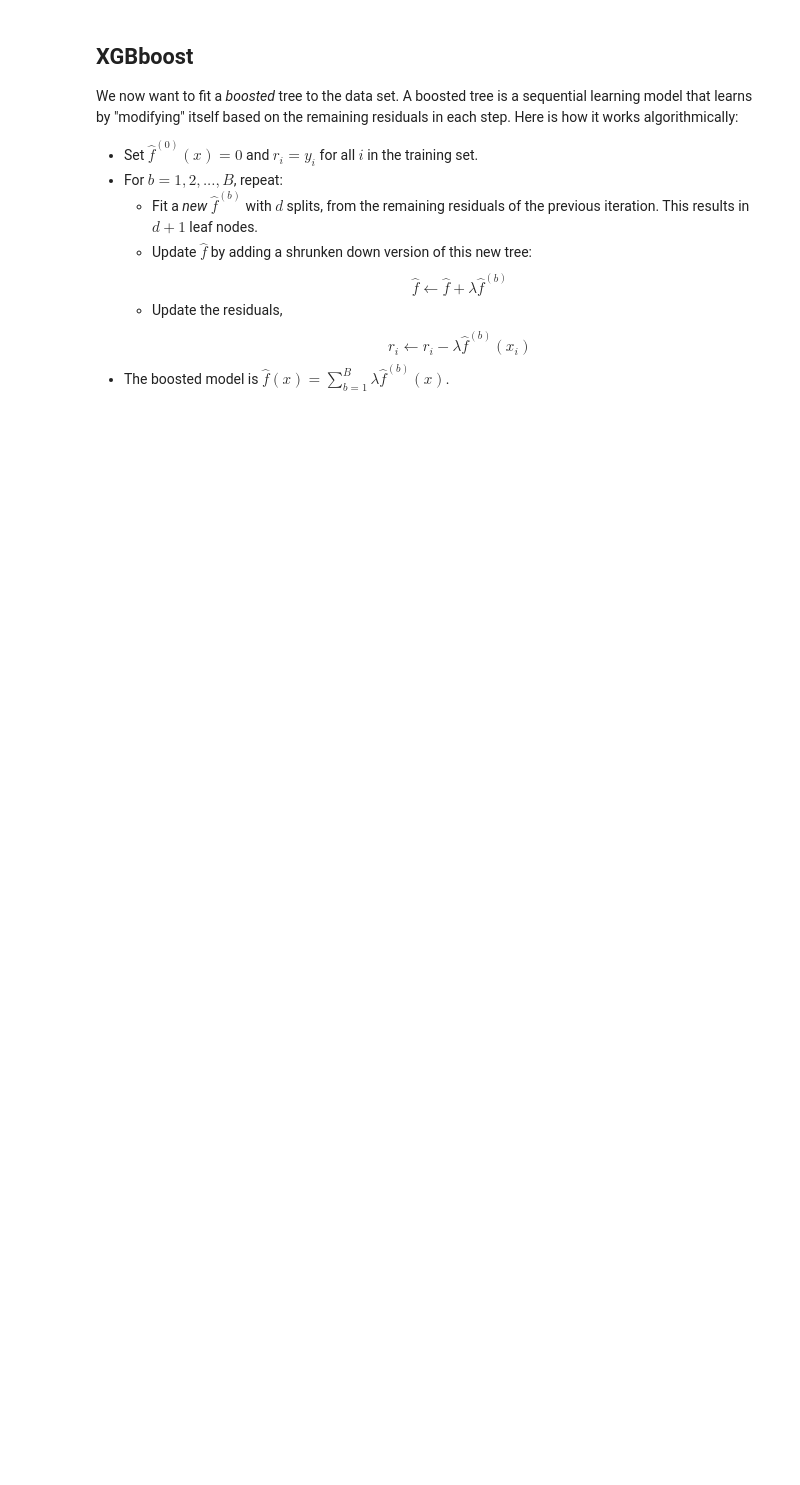
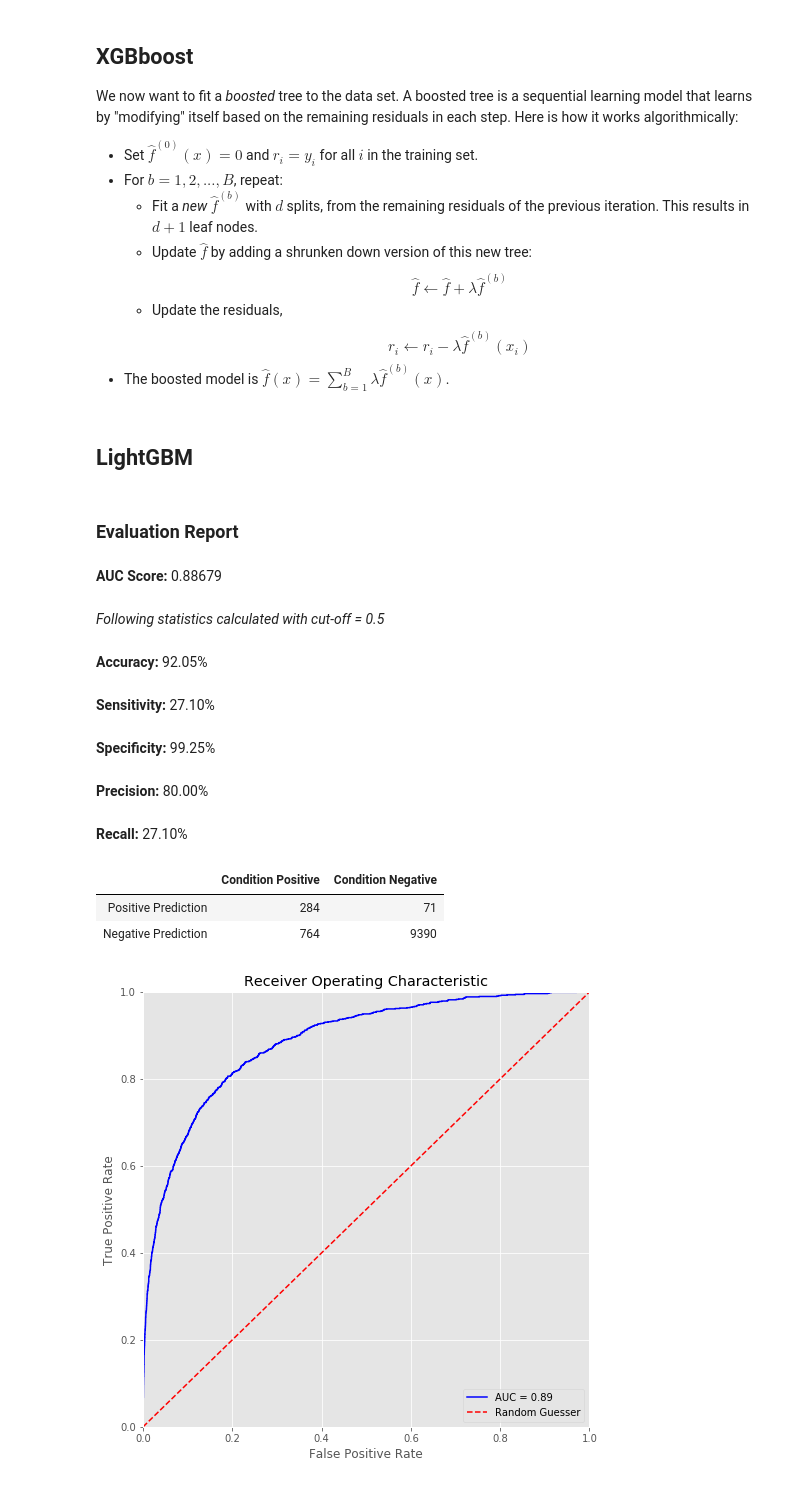
Before and after one commit to JakobGM/machine-learning-course, a Jupyter notebook: project/jakobgm.ipynb, the cells around one changed output. Saved outputs shown, nothing was run; the diff lists cells and outputs as text; code cells hidden in the pictures; blank space fills up the shorter version.

```diff
--- a/project/jakobgm.ipynb
+++ b/project/jakobgm.ipynb
@@ -557,3 +841,5 @@ Here is how it works algorithmically:
   * Update $\hat{f}$ by adding a shrunken down version of this new tree: $$\hat{f} \leftarrow \hat{f} + \lambda \hat{f}^{(b)}$$
   * Update the residuals, $$r_i \leftarrow r_i - \lambda \hat{f}^{(b)}(x_i)$$
 * The boosted model is $\hat{f}(x) = \sum_{b = 1}^B \lambda \hat{f}^{(b)}(x)$.
+# %% [markdown]
+## LightGBM
@@ -559,0 +848,57 @@ Here is how it works algorithmically:
+# %%
+data = datasets.small.resplit(0.7, 0.15, 0.15)
+train_data = lgb.Dataset(
+    data=data.train_split.X,
+    label=data.train_split.y,
+)
+validation_data = lgb.Dataset(
+    data=data.val_split.X,
+    label=data.val_split.y,
+    reference=train_data,
+)
+# %%
+params = {
+    "num_leaves": 3,
+    "objective": "binary",
+    "metric": "auc",
+    "seed": 42,
+    "device_type": "cpu",
+    "num_threads": 24,
+    "boosting": "gbdt",
+    "learning_rate": 0.001,
+}
+# %%
+def train_lgbm(params):
+    num_round = 100_000_000
+    patience = 10_000
+    print_every = 10_000
+    evals_result = {}
+    best_lgb_model = lgb.train(
+        params=params,
+        train_set=train_data,
+        num_boost_round=num_round,
+        valid_sets=[validation_data],
+        verbose_eval=print_every,
+        evals_result=evals_result,
+        early_stopping_rounds=patience,
+    )
+    return best_lgb_model
+# %%
+three_leaves = train_lgbm(params=params)
+# %%
+prediction = three_leaves.predict(data.test_split.X)
+data.evaluate(prediction, plot_roc=True)
+# %% [output]
+### Evaluation Report
+__AUC Score:__ 0.88679
+
+_Following statistics calculated with cut-off = 0.5_
+__Accuracy:__ 92.05%
+__Sensitivity:__ 27.10%
+__Specificity:__ 99.25%
+__Precision:__ 80.00%
+__Recall:__ 27.10%
+|  | Condition Positive | Condition Negative |
+| Positive Prediction | 284 | 71 |
+| Negative Prediction | 764 | 9390 |
+[figure, added]
```
Also changed, not shown: parts of 24 cells of this notebook.
